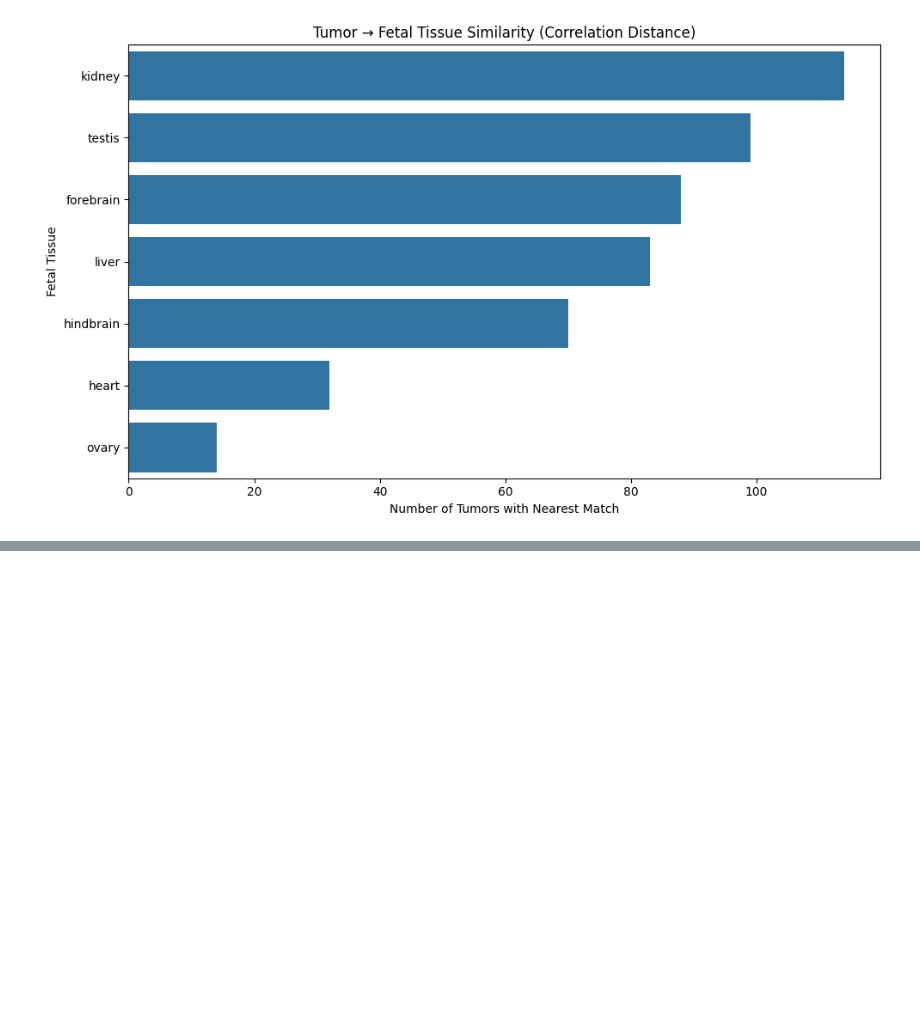
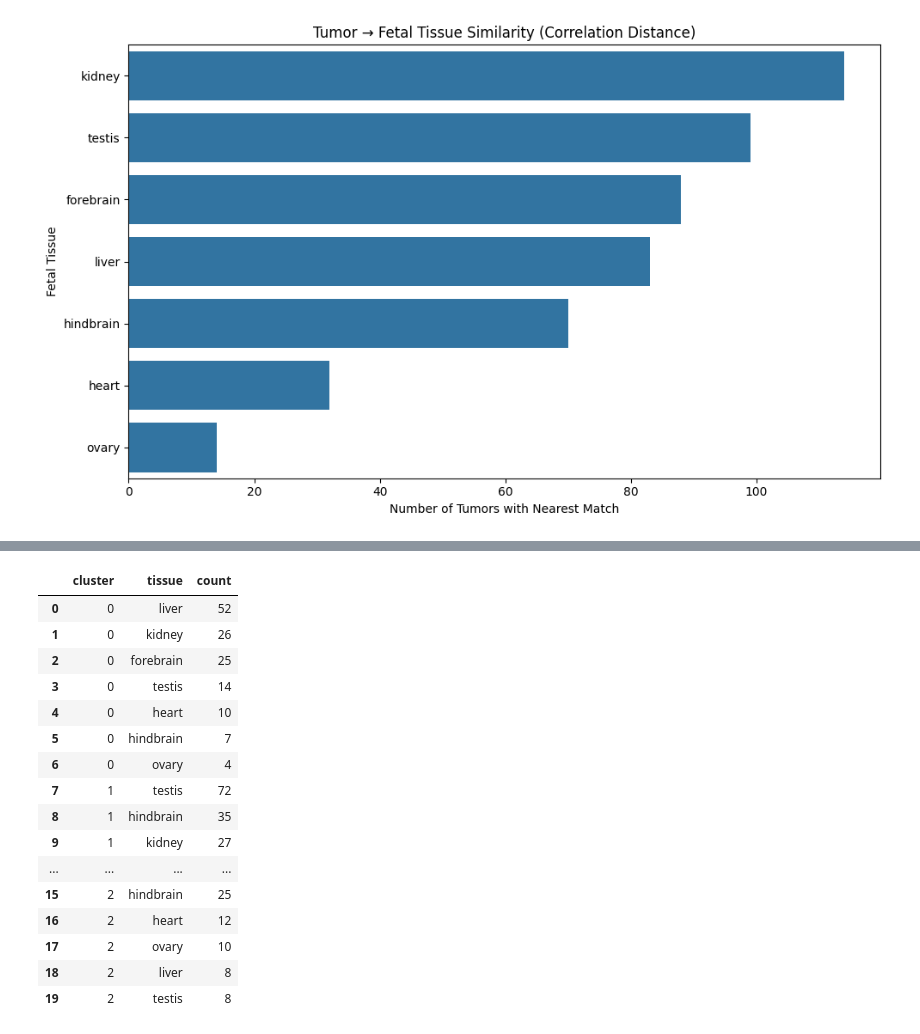
Before and after one commit to SkylarS300/cancer-development-transcriptomics, a Jupyter notebook: notebooks/analysis.ipynb, the cells around one changed output, grey strips where cells are left out. Saved outputs shown, nothing was run; the diff lists cells and outputs as text; code cells hidden in the pictures; blank space fills up the shorter version.

```diff
--- a/notebooks/analysis.ipynb
+++ b/notebooks/analysis.ipynb
@@ -541,3 +541,23 @@ plt.savefig("../results/figures/top_fetal_matches_corr.png", dpi=300, bbox_inche
 plt.show()
 # %% [output]
 [figure]
+# %%
+from sklearn.cluster import KMeans
+
+# Use the SAME matrix you used for matching
+X = tumor_for_dist.copy()
+
+# Standardize
+X_scaled = StandardScaler().fit_transform(X)
+
+# Cluster tumors
+k = 4  # you can adjust later (3–5 is reasonable)
+kmeans = KMeans(n_clusters=k, random_state=42, n_init=10)
+cluster_labels = kmeans.fit_predict(X_scaled)
+
+# Add to dataframe
+tumor_cluster_df = tumor_match_df.copy()
+tumor_cluster_df["cluster"] = cluster_labels
+
+print(tumor_cluster_df.head())
+print(tumor_cluster_df["cluster"].value_counts())
@@ -543,0 +584,28 @@ plt.show()
+# %%
+cluster_tissue_counts = (
+    tumor_cluster_df
+    .groupby("cluster")["tissue"]
+    .value_counts()
+    .rename("count")
+    .reset_index()
+)
+
+cluster_tissue_counts.head(20)
+# %% [output]
+|  | cluster | tissue | count |
+| 0 | 0 | liver | 52 |
+| 1 | 0 | kidney | 26 |
+| 2 | 0 | forebrain | 25 |
+| 3 | 0 | testis | 14 |
+| 4 | 0 | heart | 10 |
+| 5 | 0 | hindbrain | 7 |
+| 6 | 0 | ovary | 4 |
+| 7 | 1 | testis | 72 |
+| 8 | 1 | hindbrain | 35 |
+| 9 | 1 | kidney | 27 |
+| ... | ... | ... | ... |
+| 15 | 2 | hindbrain | 25 |
+| 16 | 2 | heart | 12 |
+| 17 | 2 | ovary | 10 |
+| 18 | 2 | liver | 8 |
+| 19 | 2 | testis | 8 |
```
Also changed, not shown: parts of 3 cells of this notebook, 12 other files.
